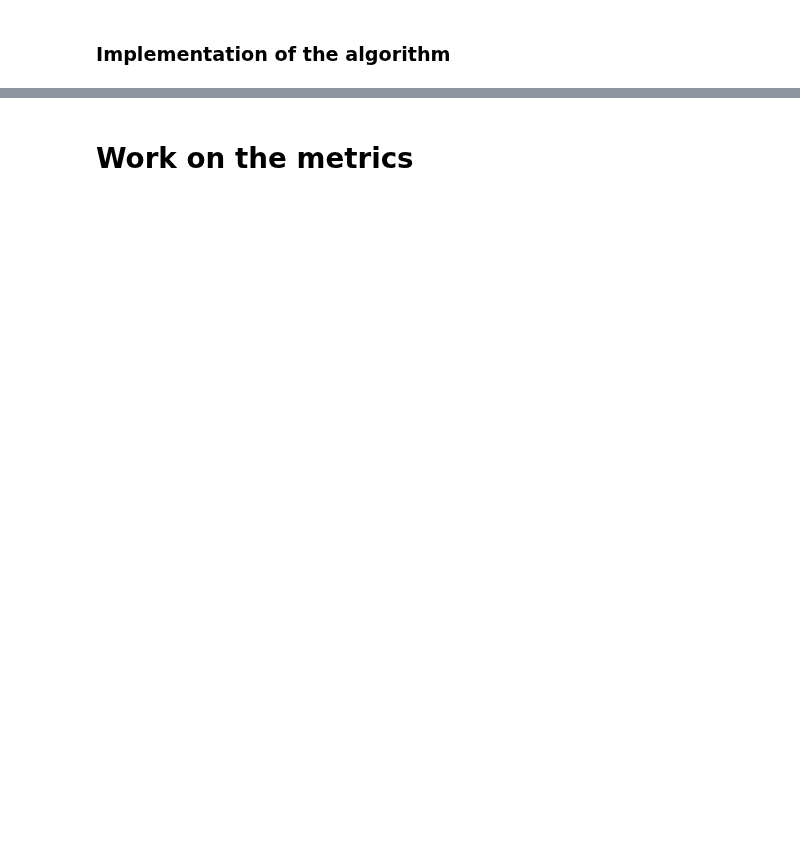
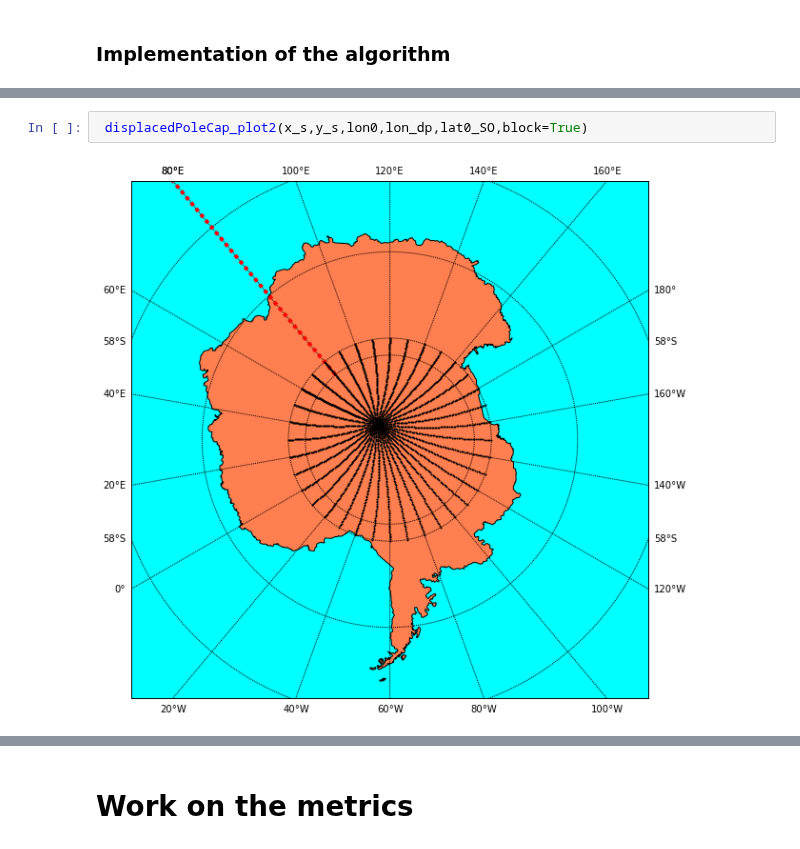
Before and after one commit to nikizadehgfdl/grid_generation, a Jupyter notebook: jupynotebooks/southern_displaced_pole_cap_grid-new.ipynb, the cells around one changed output, grey strips where cells are left out. Cells and saved outputs as stored; diff of their text form; blank space fills up the shorter version.

```diff
--- a/jupynotebooks/southern_displaced_pole_cap_grid-new.ipynb
+++ b/jupynotebooks/southern_displaced_pole_cap_grid-new.ipynb
@@ -156,0 +255,4 @@ plt.plot(x__dp,y__dp)
+# %%
+ displacedPoleCap_plot2(x_s,y_s,lon0,lon_dp,lat0_SO,block=True)
+# %% [output]
+[figure, added]
```
Also changed, not shown: parts of 9 cells of this notebook.
